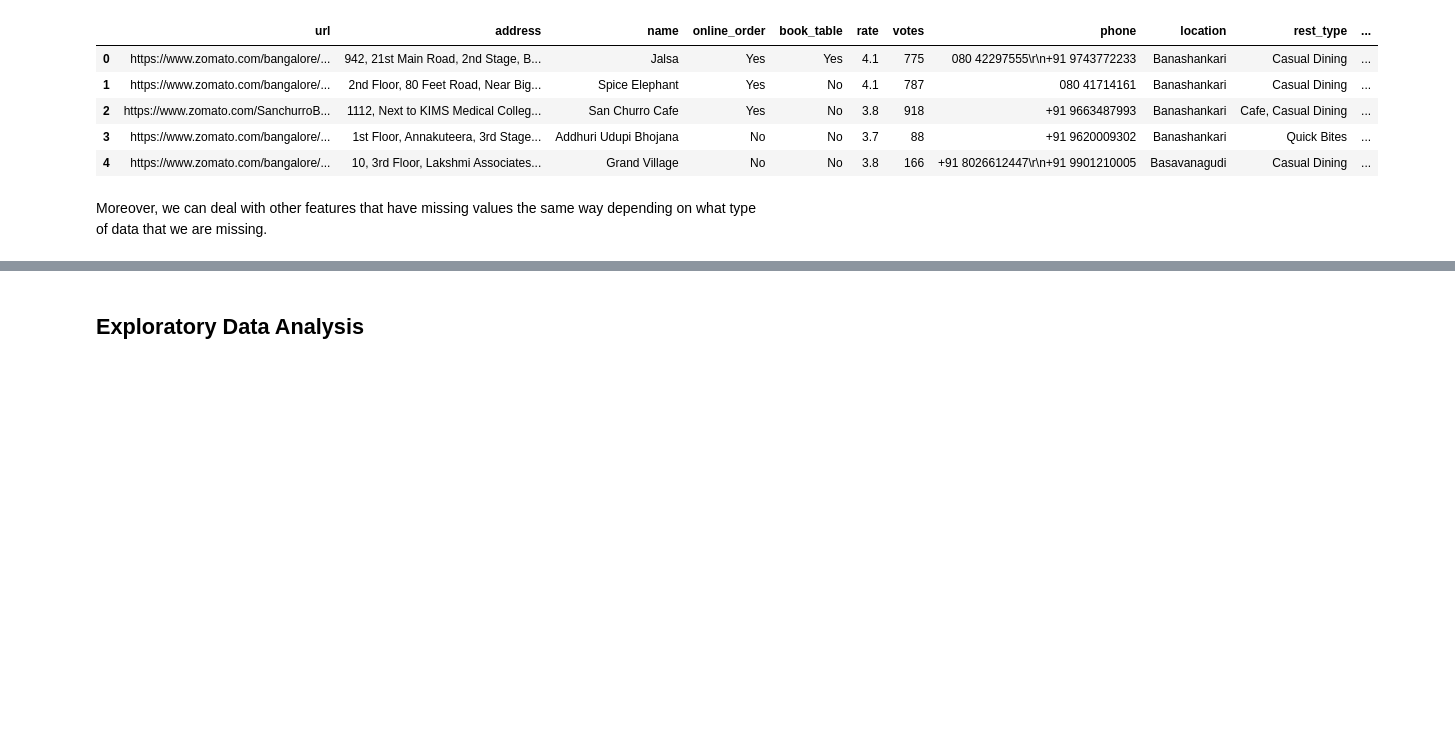
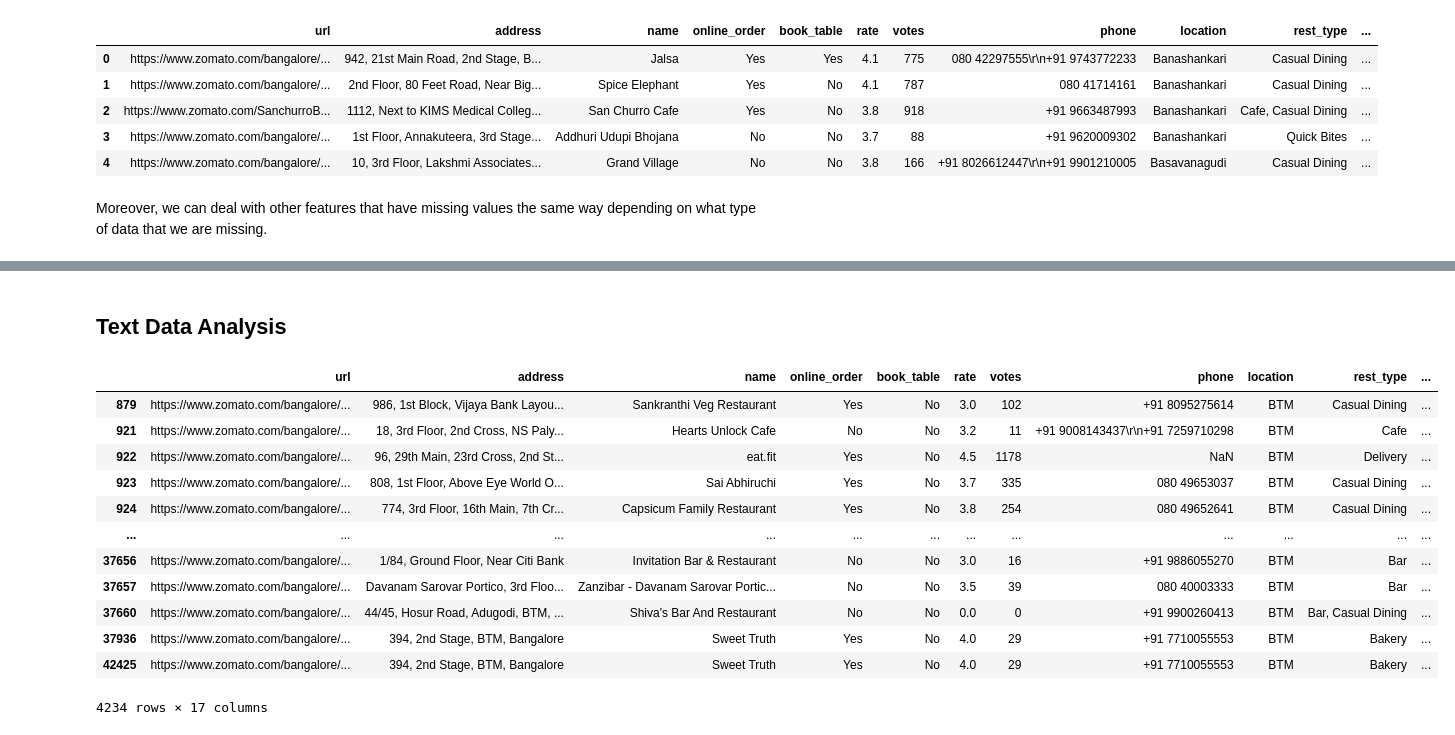
Before and after one commit to diardanoraihan/DA_Projects, a Jupyter notebook: Geospatial_Data_Analysis/Zomato_Case_Study/Project_Notebook.ipynb, the cells around one changed output, grey strips where cells are left out. Cells and saved outputs as stored; diff of their text form; code cells hidden in the pictures; blank space fills up the shorter version.

Commit message:
feat: add eda part 1 to zomato use case

```diff
--- a/Geospatial_Data_Analysis/Zomato_Case_Study/Project_Notebook.ipynb
+++ b/Geospatial_Data_Analysis/Zomato_Case_Study/Project_Notebook.ipynb
@@ -199,2 +356,18 @@ Moreover, we can deal with other features that have missing values the same way
 # %% [markdown]
-## Exploratory Data Analysis
+## Text Data Analysis
+# %%
+df[df.location=='BTM']
+# %% [output]
+|  | url | address | name | online_order | book_table | rate | votes | phone | location | rest_type | ... |
+| 879 | https://www.zomato.com/bangalore/... | 986, 1st Block, Vijaya Bank Layou... | Sankranthi Veg Restaurant | Yes | No | 3.0 | 102 | +91 8095275614 | BTM | Casual Dining | ... |
+| 921 | https://www.zomato.com/bangalore/... | 18, 3rd Floor, 2nd Cross, NS Paly... | Hearts Unlock Cafe | No | No | 3.2 | 11 | +91 9008143437\r\n+91 7259710298 | BTM | Cafe | ... |
+| 922 | https://www.zomato.com/bangalore/... | 96, 29th Main, 23rd Cross, 2nd St... | eat.fit | Yes | No | 4.5 | 1178 | NaN | BTM | Delivery | ... |
+| 923 | https://www.zomato.com/bangalore/... | 808, 1st Floor, Above Eye World O... | Sai Abhiruchi | Yes | No | 3.7 | 335 | 080 49653037 | BTM | Casual Dining | ... |
+| 924 | https://www.zomato.com/bangalore/... | 774, 3rd Floor, 16th Main, 7th Cr... | Capsicum Family Restaurant | Yes | No | 3.8 | 254 | 080 49652641 | BTM | Casual Dining | ... |
+| ... | ... | ... | ... | ... | ... | ... | ... | ... | ... | ... | ... |
+| 37656 | https://www.zomato.com/bangalore/... | 1/84, Ground Floor, Near Citi Bank | Invitation Bar & Restaurant | No | No | 3.0 | 16 | +91 9886055270 | BTM | Bar | ... |
+| 37657 | https://www.zomato.com/bangalore/... | Davanam Sarovar Portico, 3rd Floo... | Zanzibar - Davanam Sarovar Portic... | No | No | 3.5 | 39 | 080 40003333 | BTM | Bar | ... |
+| 37660 | https://www.zomato.com/bangalore/... | 44/45, Hosur Road, Adugodi, BTM, ... | Shiva's Bar And Restaurant | No | No | 0.0 | 0 | +91 9900260413 | BTM | Bar, Casual Dining | ... |
+| 37936 | https://www.zomato.com/bangalore/... | 394, 2nd Stage, BTM, Bangalore | Sweet Truth | Yes | No | 4.0 | 29 | +91 7710055553 | BTM | Bakery | ... |
+| 42425 | https://www.zomato.com/bangalore/... | 394, 2nd Stage, BTM, Bangalore | Sweet Truth | Yes | No | 4.0 | 29 | +91 7710055553 | BTM | Bakery | ... |
+4234 rows × 17 columns
```
Also changed, not shown: parts of 34 cells of this notebook.
